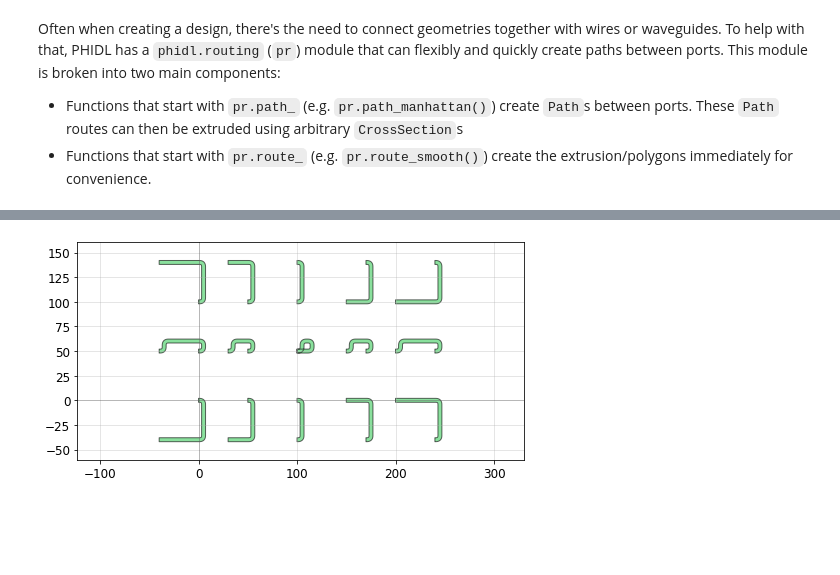
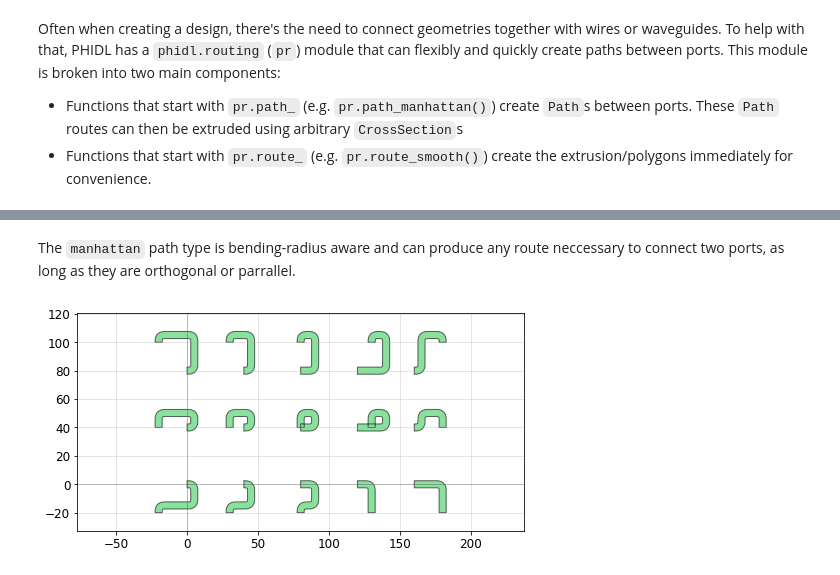
Before and after one commit to amccaugh/phidl, a Jupyter notebook: docs/tutorials/routing.ipynb, the cells around one changed output, grey strips where cells are left out. Cells and saved outputs as stored; diff of their text form; code cells hidden in the pictures; blank space fills up the shorter version.

Commit message:
First draft routing.ipynb tutorial

```diff
--- a/docs/tutorials/routing.ipynb
+++ b/docs/tutorials/routing.ipynb
@@ -19,23 +177,24 @@ Often when creating a design, there's the need to connect geometries together wi
+# %% [markdown]
+The `manhattan` path type is bending-radius aware and can produce any route neccessary to connect two ports, as long as they are orthogonal or parrallel.
 # %%
 import numpy as np
-from phidl import Device, quickplot as qp, set_quickplot_options
-import phidl.routing as pr
 
 set_quickplot_options(show_ports=False, show_subports=False)
 
 D = Device()
-pitch = 50
+pitch = 40
+test_range=20
 xdevs = np.arange(5)*pitch
 ydevs = np.arange(3)*pitch
-xtest = np.linspace(-1*40, test_range, 5)
-ytest = np.linspace(-1*40, test_range, 3)
+xtest = np.linspace(-1*test_range, test_range, 5)
+ytest = np.linspace(-1*test_range, test_range, 3)
 for xidx, xdev in enumerate(xdevs):
     for yidx, ydev in enumerate(ydevs):
         devname = '{}{}'.format(xidx, yidx)
-        port1 = D.add_port(name=devname+'1', midpoint=(xdev, ydev), width=4, orientation=0)
+        port1 = D.add_port(name=devname+'1', midpoint=(xdev, ydev), width=5, orientation=0)
         port2 = D.add_port(name=devname+'2', midpoint=(xdev+xtest[xidx], ydev+ytest[yidx]),
-                           width=4,  orientation=0)
+                           width=5,  orientation=90)
         D.add_ref(pr.route_smooth(port1, port2, route_type='manhattan'))
 qp(D)
 # %% [output]
-[figure, old version]
+[figure, new version]
```
Also changed, not shown: parts of 18 cells of this notebook.
